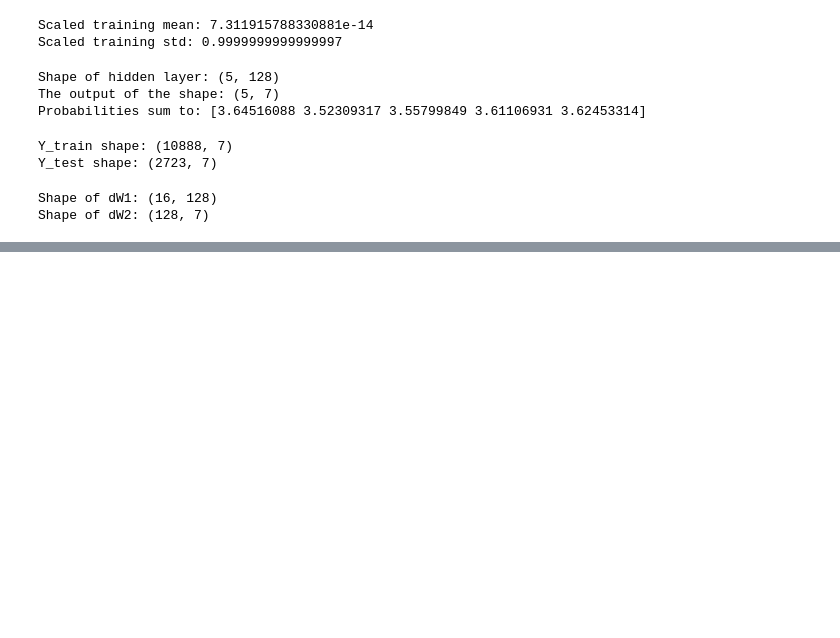
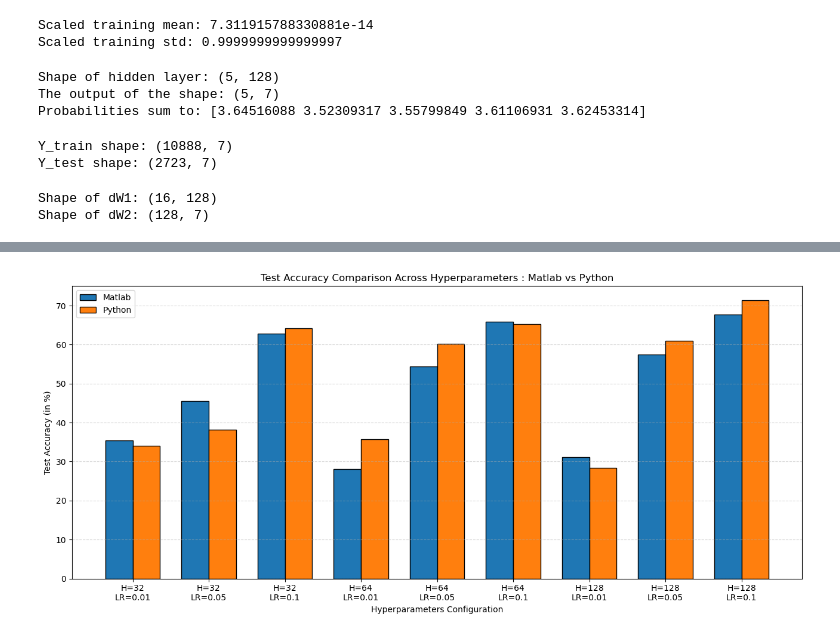
Before and after one commit to JoshNarindra/NN_Matlab_Py_Comparison, a Jupyter notebook: python code.ipynb, the cells around one changed output, grey strips where cells are left out. Drawn from its saved outputs; the diff is of its cells as text; code cells hidden in the pictures; blank space fills up the shorter version.

Commit message:
python code(updated)

```diff
--- a/python code.ipynb
+++ b/python code.ipynb
@@ -419,0 +433,45 @@ Training: hidden=128, learning_rate=0.05
+# %%
+#Now we will create a bar chart for the test accuracy comparison across hyperparameters
+
+py = pd.read_csv("python_grid_results_sigmoid_mse.csv")
+mat = pd.read_csv("hyperparameter_results.csv")
+
+#Here we keep only the columns that we need
+py = py[["n_hidden","learning_rate","test_accuracy"]].copy()
+mat = mat[["HiddenNeurons","LearningRate","Accuracy"]].copy()
+
+#Here we sort the values, so both can align
+py = py.sort_values(["n_hidden","learning_rate"]).reset_index(drop=True)
+mat = mat.sort_values(["HiddenNeurons","LearningRate"]).reset_index(drop=True)
+
+#Here we make the x-axis labels
+labels = [f"H={h}\nLR={lr}" for h, lr in zip(py["n_hidden"], py["learning_rate"])]
+
+python_accuracy = py["test_accuracy"].to_numpy()
+matlab_accuracy = mat["Accuracy"].to_numpy()
+
+x = np.arange(len(labels))
+width = 0.36
+
+plt.figure(figsize=(13,6))
+
+#Here we create the bars
+plt.bar(x - width/2, matlab_accuracy, width,
+        label="Matlab", edgecolor="black")
+plt.bar(x + width/2, python_accuracy, width,
+        label="Python", edgecolor="black")
+
+#Here we create the titles
+plt.title("Test Accuracy Comparison Across Hyperparameters : Matlab vs Python")
+plt.ylabel("Test Accuracy (in %)")
+plt.xlabel("Hyperparameters Configuration")
+plt.xticks(x, labels)
+
+plt.grid(axis="y", linestyle="--", alpha=0.5)
+
+plt.legend()
+plt.tight_layout()
+plt.savefig("matlab_vs_python_test_accuracy", dpi=300)
+plt.show()
+# %% [output]
+[figure, added]
```
Also changed, not shown: parts of 3 cells of this notebook.
